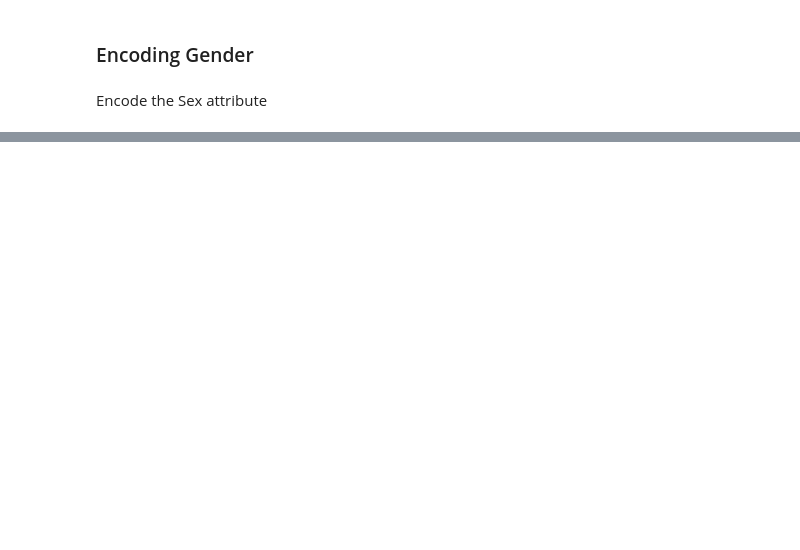
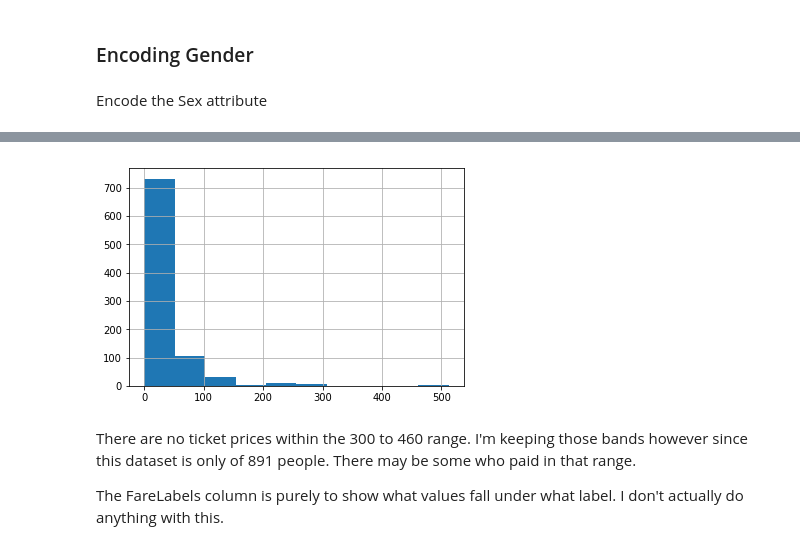
Before and after one commit to ThibaultHuyet/machine_learning, a Jupyter notebook: Notebooks/Titanic.ipynb, the cells around one changed output, grey strips where cells are left out. Cells and saved outputs as stored; diff of their text form; code cells hidden in the pictures; blank space fills up the shorter version.

```diff
--- a/Notebooks/Titanic.ipynb
+++ b/Notebooks/Titanic.ipynb
@@ -373,0 +371,8 @@ titanic.head()
+# %%
+titanic['Fare'].hist();
+# %% [output]
+[figure, added]
+# %% [markdown]
+There are no ticket prices within the 300 to 460 range. I'm keeping those bands however since this dataset is only of 891 people. There may be some who paid in that range.
+
+The FareLabels column is purely to show what values fall under what label. I don't actually do anything with this.
```
Also changed, not shown: parts of 26 cells of this notebook.
